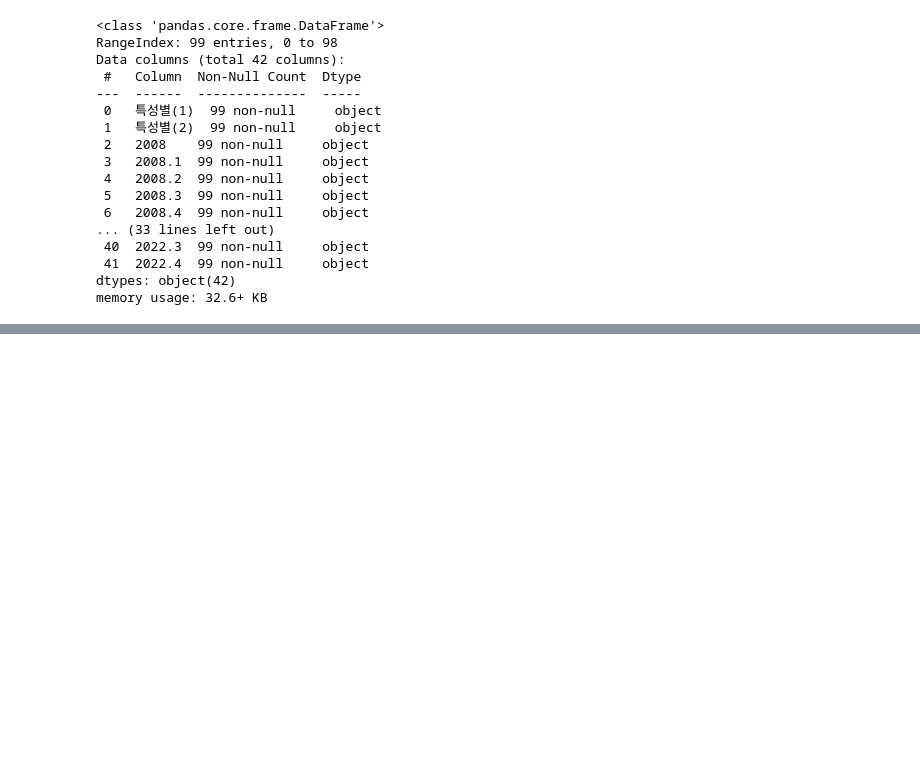
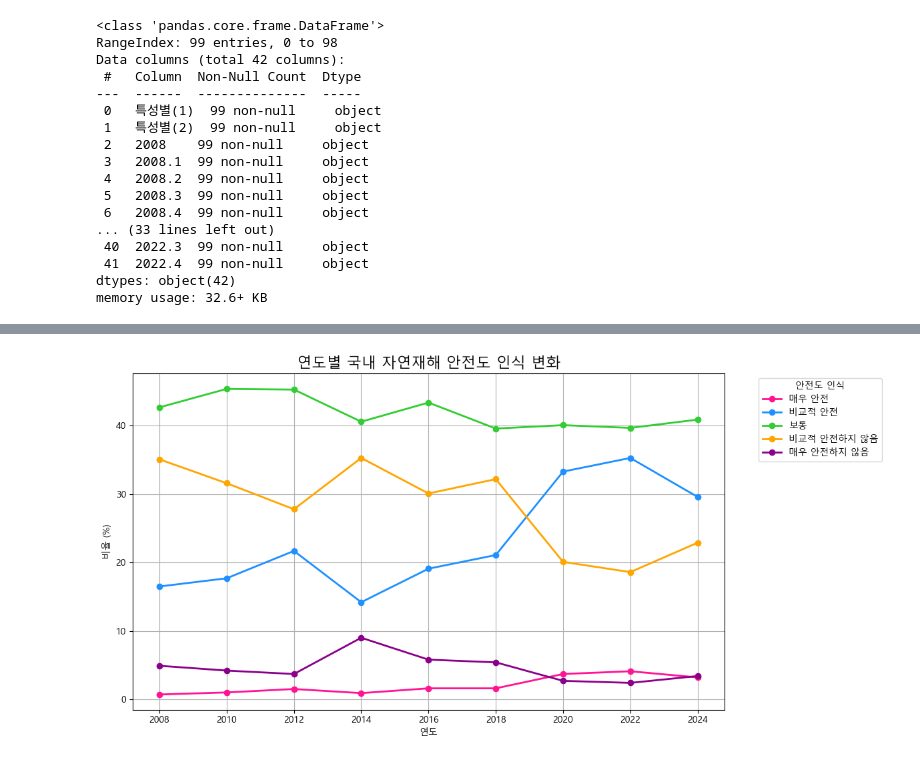
Before and after one commit to minganin99/Earthquake-Korea-DataAnalysis, a Jupyter notebook: presentation_kwan/presentation_kwan_head.ipynb, the cells around one changed output, grey strips where cells are left out. Saved outputs shown, nothing was run; the diff lists cells and outputs as text; code cells hidden in the pictures; blank space fills up the shorter version.

```diff
--- a/presentation_kwan/presentation_kwan_head.ipynb
+++ b/presentation_kwan/presentation_kwan_head.ipynb
@@ -58,0 +99,54 @@ memory usage: 32.6+ KB
+# %%
+import pandas as pd
+import matplotlib.pyplot as plt
+from matplotlib import font_manager, rc
+import numpy as np
+
+# 한글 폰트 설정
+font_path = "C:/Windows/Fonts/malgun.ttf"
+font_name = font_manager.FontProperties(fname=font_path).get_name()
+rc('font', family=font_name)
+
+# CSV 파일 읽기
+
+# '전체' '계' 행 추출
+df_filtered = df_edu[(df_edu['특성별(1)'] == '전체') & (df_edu['특성별(2)'] == '계')]
+
+# 연도별 데이터 추출 및 재구성
+years = ['2008', '2010', '2012', '2014', '2016', '2018', '2020', '2022', '2024']
+result_data = []
+
+for year in years:
+    row_data = [
+        float(df_filtered[year].values[0]),
+        float(df_filtered[f'{year}.1'].values[0]),
+        float(df_filtered[f'{year}.2'].values[0]),
+        float(df_filtered[f'{year}.3'].values[0]),
+        float(df_filtered[f'{year}.4'].values[0])
+    ]
+    result_data.append([year] + row_data)
+
+# 결과 데이터프레임 생성
+df_result = pd.DataFrame(result_data, columns=['연도', '매우 안전', '비교적 안전', '보통', '비교적 안전하지 않음', '매우 안전하지 않음'])
+df_result = df_result.set_index('연도')
+
+# 선 그래프 생성
+plt.figure(figsize=(12, 6))
+plt.title('연도별 국내 자연재해 안전도 인식 변화', fontsize=16)
+
+# 눈에 띄는 다른 색상으로 변경
+colors = ['#FF1493', '#1E90FF', '#32CD32', '#FFA500', '#8B008B']
+categories = ['매우 안전', '비교적 안전', '보통', '비교적 안전하지 않음', '매우 안전하지 않음']
+
+for i, category in enumerate(categories):
+    plt.plot(df_result.index, df_result[category], label=category, color=colors[i], marker='o', linewidth=2)
+
+plt.xlabel('연도')
+plt.ylabel('비율 (%)')
+plt.legend(title='안전도 인식', bbox_to_anchor=(1.05, 1), loc='upper left')
+plt.grid(True)
+
+plt.tight_layout()
+plt.show()
+# %% [output]
+[figure, added]
```
Also changed, not shown: parts of 2 cells of this notebook.
